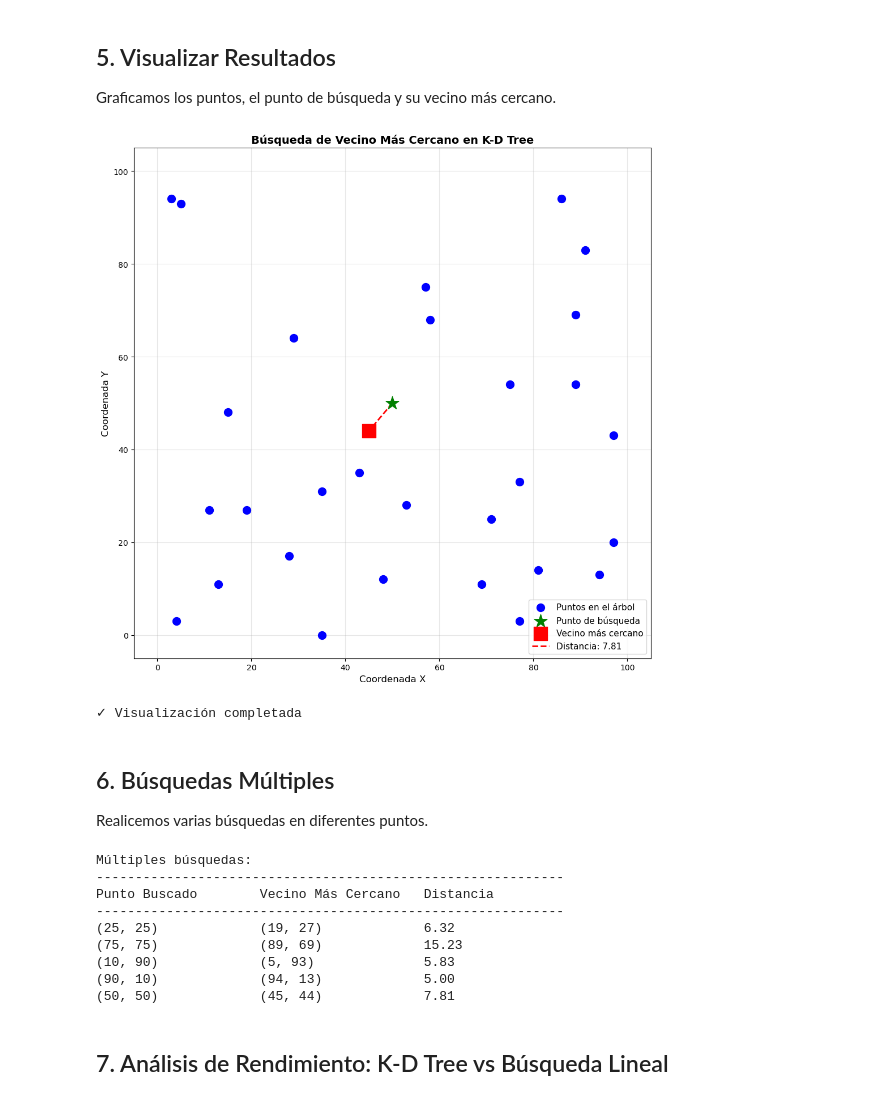
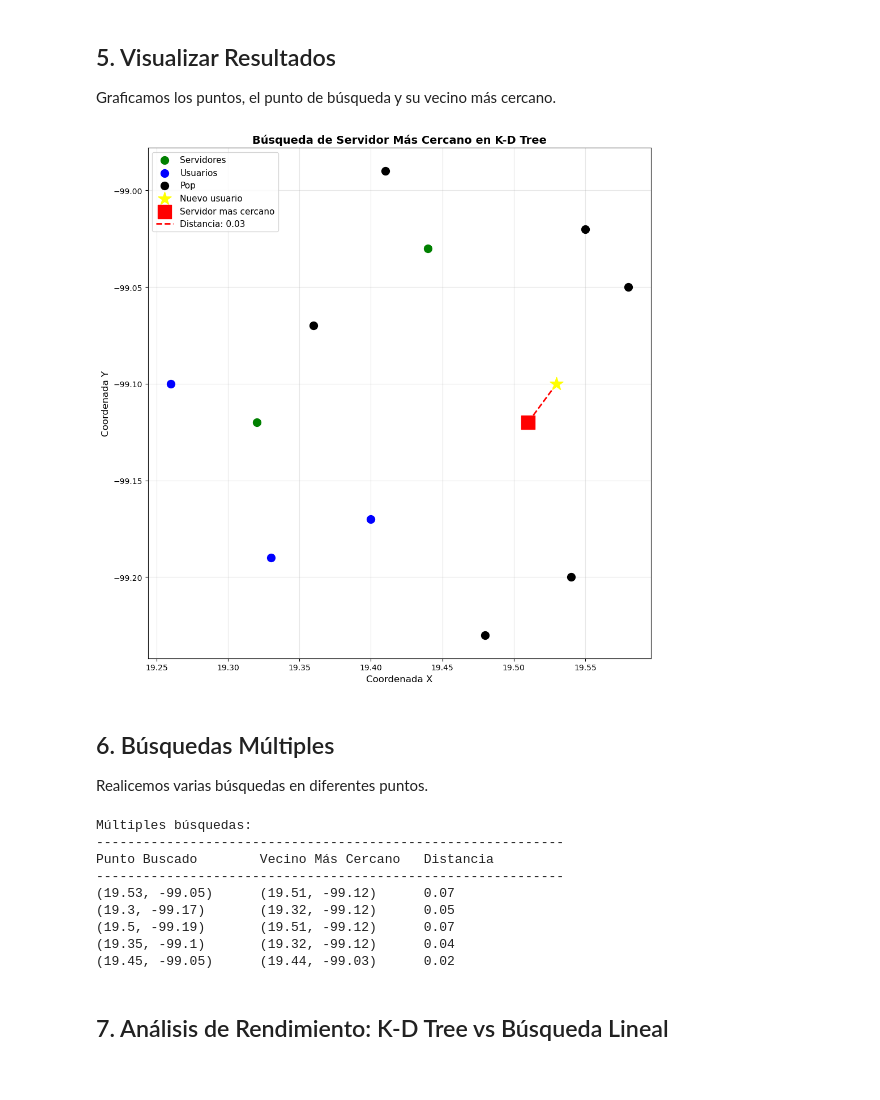
Before and after one commit to cristoredentor/NetOptimizer, a Jupyter notebook: Experimento_KD.ipynb, the cells around one changed output. Saved outputs shown, nothing was run; the diff lists cells and outputs as text; code cells hidden in the pictures.

Commit message:
Visualización actualizada y Prim combinado

```diff
--- a/Experimento_KD.ipynb
+++ b/Experimento_KD.ipynb
@@ -229,11 +210,22 @@ Punto de búsqueda: (50, 50)
 
 El k-d tree organiza los puntos de manera jerárquica para permitir búsquedas eficientes.
 # %%
-# Construir el k-d tree
-arbol = kd_tree(dimensiones)
+# Construir el k-d tree sobre puntos de nodos
+import KD_tree
+arbol = KD_tree.kd_tree(2)
+
+puntos_kd_server = [(latitud, longitud) for tipo, latitud, longitud, _ in nodos if tipo == "SERVER"]
+
+#Los siguientes puntos solo son para graficarlos después
+puntos_kd_no_server = [(latitud, longitud) for tipo, latitud, longitud, _ in nodos if tipo != "SERVER"]
+puntos_kd_usuario = [(latitud, longitud) for tipo, latitud, longitud, _ in nodos if tipo == "USUARIO"]
+puntos_kd_pop = [(latitud, longitud) for tipo, latitud, longitud, _ in nodos if tipo == "POP"]
+
 inicio = time.time()
-arbol.creaArbol(puntos)
+arbol.creaArbol(puntos_kd_server)
 tiempo_construccion = time.time() - inicio
+
+punto_busqueda = (19.53, -99.10)
 
 print(f"✓ Árbol KD construido en {tiempo_construccion*1000:.4f} ms")
 print(f"  Elementos: {arbol.elementos}")
@@ -278,46 +270,60 @@ Graficamos los puntos, el punto de búsqueda y su vecino más cercano.
 # %%
 # Visualización
 fig, ax = plt.subplots(1, 1, figsize=(10, 10))
 
 # Graficar todos los puntos
-xs = [p[0] for p in puntos]
-ys = [p[1] for p in puntos]
-ax.scatter(xs, ys, c='blue', s=100, label='Puntos en el árbol', zorder=2)
+xs = [p[0] for p in puntos_kd_server]
+ys = [p[1] for p in puntos_kd_server]
+#Estos puntos solo los generamos para poder poner los límites de los márgenes correctamente
+xn = [p[0] for p in puntos_kd_no_server]
+yn = [p[1] for p in puntos_kd_no_server]
+
+xu = [p[0] for p in puntos_kd_usuario]
+yu = [p[1] for p in puntos_kd_usuario]
+
+xp = [p[0] for p in puntos_kd_pop]
+yp = [p[1] for p in puntos_kd_pop]
+
+ax.scatter(xs, ys, c='green', s=100, label='Servidores', zorder=2)
+ax.scatter(xu, yu, c='blue', label='Usuarios', s=100, zorder=2)
+ax.scatter(xp, yp, c='black', label='Pop', s=100, zorder=2)
+
 
 # Graficar punto de búsqueda
 ax.scatter([punto_busqueda[0]], [punto_busqueda[1]],
-           c='green', s=300, marker='*', label='Punto de búsqueda', zorder=3)
+           c='yellow', s=300, marker='*', label='Nuevo usuario', zorder=3)
 
 # Graficar vecino más cercano
 ax.scatter([mejorp[0]], [mejorp[1]],
-           c='red', s=300, marker='s', label='Vecino más cercano', zorder=3)
+           c='red', s=300, marker='s', label='Servidor mas cercano', zorder=3)
 
 # Dibujar línea conectando punto de búsqueda con vecino más cercano
+
 ax.plot([punto_busqueda[0], mejorp[0]],
         [punto_busqueda[1], mejorp[1]],
         'r--', linewidth=2, label=f'Distancia: {distancia:.2f}')
 
-ax.set_xlim(-5, rango+5)
-ax.set_ylim(-5, rango+5)
+# Ajustar los ejes al rango real de los datos
+margen_x = (max(xn) - min(xn)) * 0.05
+margen_y = (max(yn) - min(yn)) * 0.05
+ax.set_xlim(min(xn) - margen_x, max(xn) + margen_x)
+ax.set_ylim(min(yn) - margen_y, max(yn) + margen_y)
 ax.set_xlabel('Coordenada X', fontsize=12)
 ax.set_ylabel('Coordenada Y', fontsize=12)
-ax.set_title('Búsqueda de Vecino Más Cercano en K-D Tree', fontsize=14, fontweight='bold')
+ax.set_title('Búsqueda de Servidor Más Cercano en K-D Tree', fontsize=14, fontweight='bold')
 ax.legend(fontsize=11)
 ax.grid(True, alpha=0.3)
 plt.tight_layout()
 plt.show()
-
-print("✓ Visualización completada")
 # %% [output]
-[figure, old version]
+[figure, new version]
-✓ Visualización completada
 # %% [markdown]
 ## 6. Búsquedas Múltiples
 
 Realicemos varias búsquedas en diferentes puntos.
 # %%
 # Realizar múltiples búsquedas
-puntos_consulta = [(25, 25), (75, 75), (10, 90), (90, 10), (50, 50)]
+puntos_consulta = [(19.53, -99.05), (19.30, -99.17), (19.50, -99.19), (19.35, -99.10), (19.45, -99.05)]
 
 print("Múltiples búsquedas:")
 print("-" * 60)
@@ -333,11 +339,11 @@ Múltiples búsquedas:
 ------------------------------------------------------------
 Punto Buscado        Vecino Más Cercano   Distancia
 ------------------------------------------------------------
-(25, 25)             (19, 27)             6.32
-(75, 75)             (89, 69)             15.23
-(10, 90)             (5, 93)              5.83
-(90, 10)             (94, 13)             5.00
-(50, 50)             (45, 44)             7.81
+(19.53, -99.05)      (19.51, -99.12)      0.07
+(19.3, -99.17)       (19.32, -99.12)      0.05
+(19.5, -99.19)       (19.51, -99.12)      0.07
+(19.35, -99.1)       (19.32, -99.12)      0.04
+(19.45, -99.05)      (19.44, -99.03)      0.02
 # %% [markdown]
 ## 7. Análisis de Rendimiento: K-D Tree vs Búsqueda Lineal
 # %%
```
Also changed, not shown: parts of 15 cells of this notebook, 4 other files.
